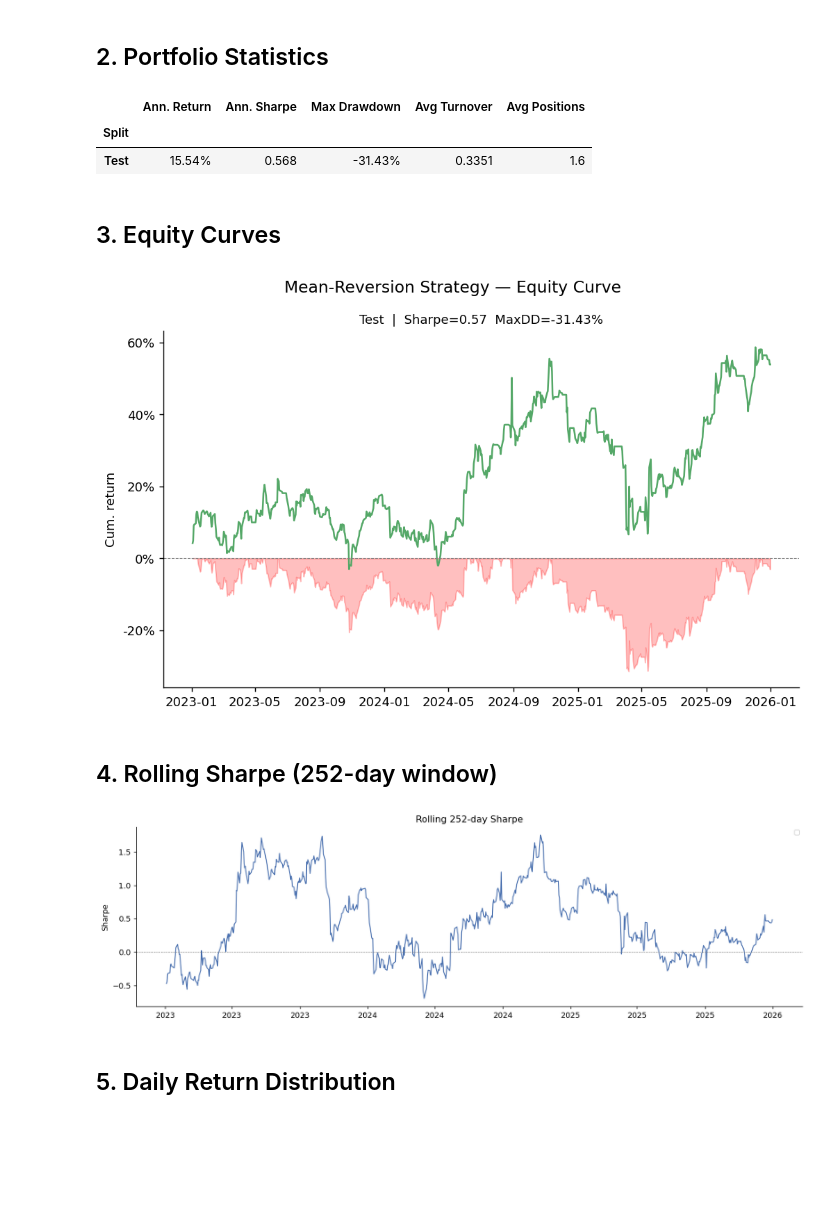
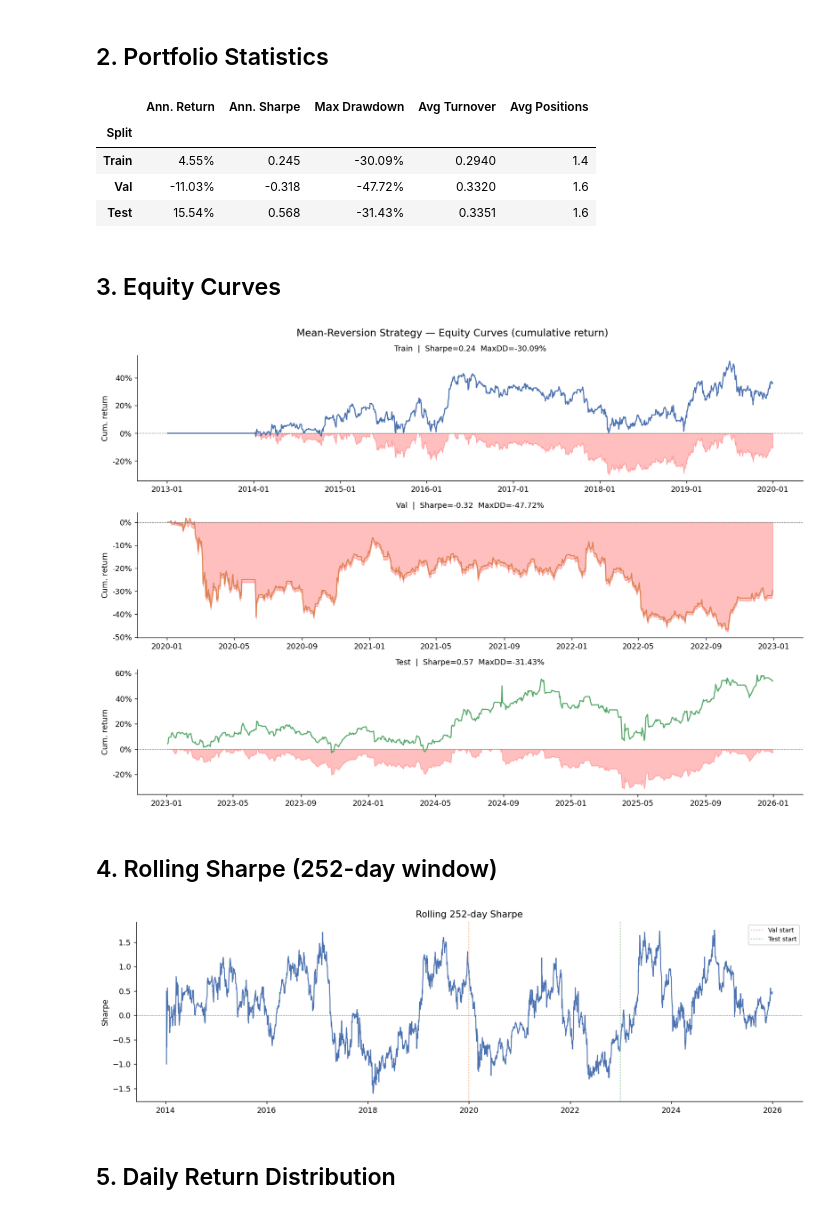
Before and after one commit to Pepegius03/15.C51_project1_tradingstrat, a Jupyter notebook: mean_reversion/results.ipynb, the cells around one changed output. Cells and saved outputs as stored; diff of their text form; code cells hidden in the pictures; blank space fills up the shorter version.

Commit message:
Revert "Backtest mean-reversion strategy"
This reverts commit d281e63068f234f49f8f7045c7177ae5d63dcd7f.

```diff
--- a/mean_reversion/results.ipynb
+++ b/mean_reversion/results.ipynb
@@ -31,19 +29,13 @@ MODEL_DIR = Path("models")
 
 TRAIN_END = "2019-12-31"
 VAL_END   = "2022-12-31"
-TEST_END  = "2026-04-17"
-
-# SPLITS = {
-#     "Train": (None,       TRAIN_END),
-#     "Val":   (TRAIN_END,  VAL_END),
-#     "Test":  (VAL_END,    TEST_END),
-# }
-# COLORS = {"Train": "#4C72B0", "Val": "#DD8452", "Test": "#55A868"}
-
+TEST_END  = "2025-12-31"
 SPLITS = {
+    "Train": (None,       TRAIN_END),
+    "Val":   (TRAIN_END,  VAL_END),
     "Test":  (VAL_END,    TEST_END),
 }
-COLORS = {"Test": "#55A868"}
+COLORS = {"Train": "#4C72B0", "Val": "#DD8452", "Test": "#55A868"}
 # %% [markdown]
 ## 1. Run Pipeline (skip if cache exists)
 # %%
@@ -111,56 +109,52 @@ stats.style.format({
 # %% [output]
 |  | Ann. Return | Ann. Sharpe | Max Drawdown | Avg Turnover | Avg Positions |
 | Split |  |  |  |  |  |
+| Train | 4.55% | 0.245 | -30.09% | 0.2940 | 1.4 |
+| Val | -11.03% | -0.318 | -47.72% | 0.3320 | 1.6 |
 | Test | 15.54% | 0.568 | -31.43% | 0.3351 | 1.6 |
 # %% [markdown]
 ## 3. Equity Curves
 # %%
-# fig, axes = plt.subplots(3, 1, figsize=(13, 9))
-# fig.suptitle("Mean-Reversion Strategy — Equity Curves (cumulative return)", fontsize=13)
-
-fig, axes = plt.subplots(1, 1, figsize=(8, 5)) # Changed to 1, 1
-fig.suptitle("Mean-Reversion Strategy — Equity Curve", fontsize=13)
-
-axes = [axes] # <--- ADD THIS LINE
+fig, axes = plt.subplots(3, 1, figsize=(13, 9))
+fig.suptitle("Mean-Reversion Strategy — Equity Curves (cumulative return)", fontsize=13)
 
 for ax, (name, (start, end)) in zip(axes, SPLITS.items()):
     mask = pd.Series(True, index=pnl.index)
     if start: mask &= pnl.index > start
     if end:   mask &= pnl.index <= end
     sub    = pnl[mask]
     wealth = np.exp(sub.cumsum())
     cum    = wealth - 1                    # real compounded return
     dd     = wealth / wealth.cummax() - 1  # real peak-to-trough drawdown
 
     color = COLORS[name]
     ax.fill_between(dd.index, dd.values, 0, alpha=0.25, color="red")
     ax.plot(cum.index, cum.values, color=color, lw=1.4, label="Cum. return")
     ax.axhline(0, color="grey", lw=0.6, ls="--")
     ax.set_title(f"{name}  |  Sharpe={sharpe(sub):.2f}  MaxDD={max_dd(sub):.2%}", fontsize=10)
     ax.yaxis.set_major_formatter(plt.FuncFormatter(lambda y, _: f"{y:.0%}"))
     ax.set_ylabel("Cum. return")
     ax.xaxis.set_major_formatter(mdates.DateFormatter("%Y-%m"))
 
 plt.tight_layout()
 plt.show()
 # %% [output]
-[figure, old version]
+[figure, new version]
 # %% [markdown]
 ## 4. Rolling Sharpe (252-day window)
 # %%
 roll_sr = pnl.rolling(252).apply(lambda x: sharpe(pd.Series(x)), raw=False)
-roll_sr_filt = roll_sr[roll_sr.index > VAL_END]
 
 fig, ax = plt.subplots(figsize=(13, 4))
-ax.plot(roll_sr_filt.index, roll_sr_filt.values, lw=1.2, color="#4C72B0")
+ax.plot(roll_sr.index, roll_sr.values, lw=1.2, color="#4C72B0")
 ax.axhline(0, color="grey", lw=0.6, ls="--")
-# for name, (start, end) in SPLITS.items():
-#     if start: ax.axvline(pd.Timestamp(start), color=COLORS[name], lw=1, ls=":", alpha=0.8, label=f"{name} start")
+for name, (start, end) in SPLITS.items():
+    if start: ax.axvline(pd.Timestamp(start), color=COLORS[name], lw=1, ls=":", alpha=0.8, label=f"{name} start")
 ax.set_title("Rolling 252-day Sharpe"); ax.set_ylabel("Sharpe"); ax.legend(fontsize=8)
 ax.xaxis.set_major_formatter(mdates.DateFormatter("%Y"))
 plt.tight_layout(); plt.show()
 # %% [output]
-[figure, old version]
+[figure, new version]
 # %% [markdown]
 ## 5. Daily Return Distribution
 # %%
```
Also changed, not shown: parts of 5 cells of this notebook, 7 other files.
